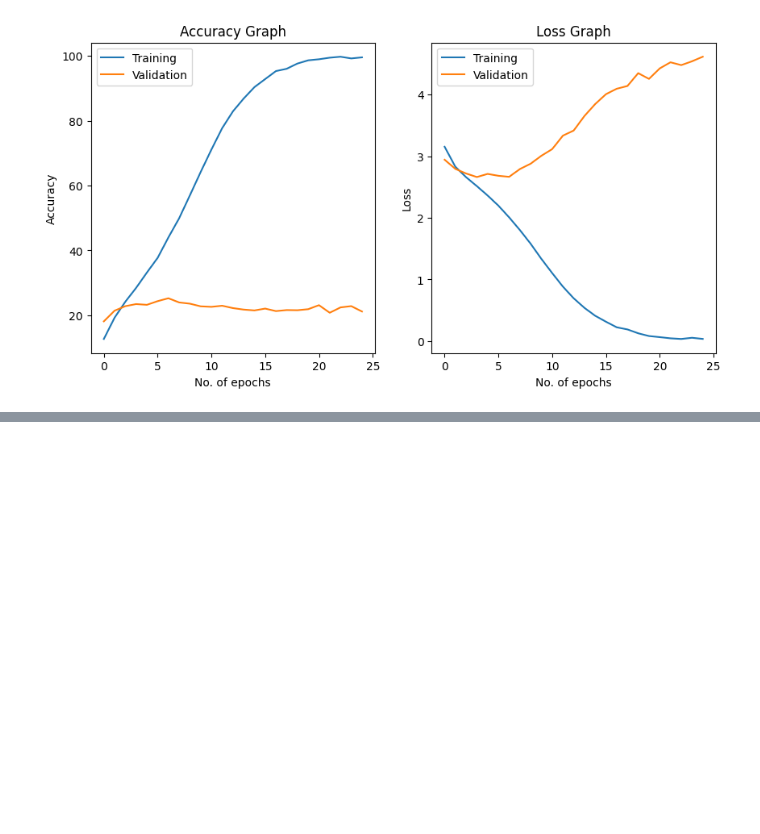
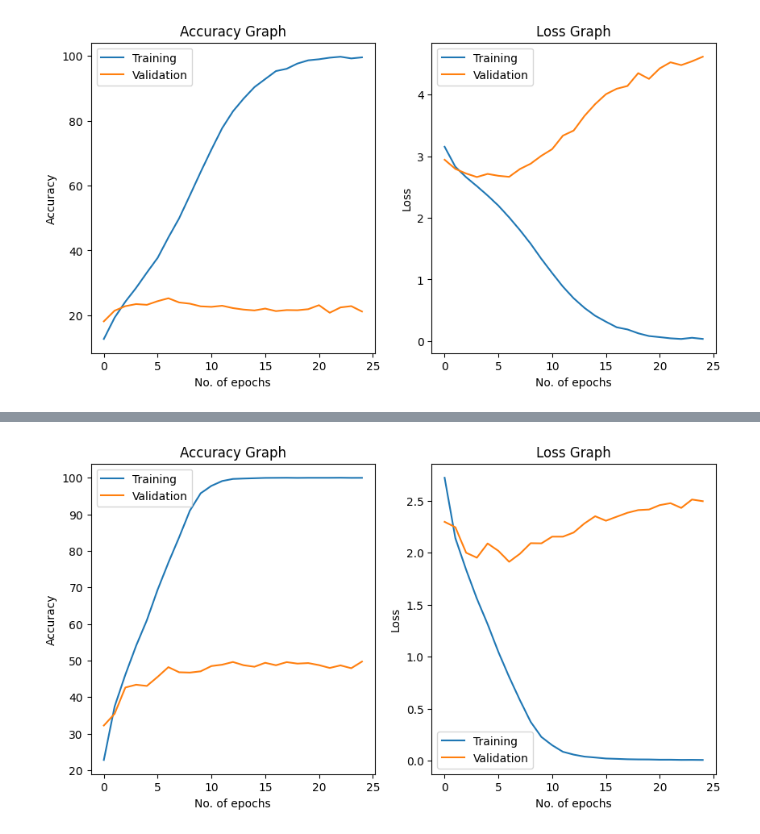
Before and after one commit to AbhAy120204/Computer-vision-image-classification-, a Jupyter notebook: image_classification.ipynb, the cells around one changed output, grey strips where cells are left out. Saved outputs shown, nothing was run; the diff lists cells and outputs as text; code cells hidden in the pictures; blank space fills up the shorter version.

Commit message:
training and validating CNN model

```diff
--- a/image_classification.ipynb
+++ b/image_classification.ipynb
@@ -382,3 +382,42 @@ Epoch: 23/25 Train Loss: 0.0355, Train Accuracy: 99.71%, Validation Loss: 4.4760
 Epoch: 24/25 Train Loss: 0.0546, Train Accuracy: 99.19%, Validation Loss: 4.5378, Validation Accuracy: 22.84%
 Epoch: 25/25 Train Loss: 0.0364, Train Accuracy: 99.52%, Validation Loss: 4.6122, Validation Accuracy: 21.19%
 [figure]
+# %%
+# This function will train and validate the model for specific number of epochs
+def cnn_model_train(model, num_epochs, lr, filename):
+    train_loss_list = []
+    train_acc_list = []
+    val_loss_list = []
+    val_acc_list = []
+
+    criterion = model.loss_function()
+    optimizer = model.optimizer_function(learning_rate = lr)
+
+    train_loader = training_dataloader
+    val_loader = validation_dataloader
+
+    # Loop over the specified number of epochs
+    for epoch in range(num_epochs):
+        train_loss, train_acc = train(model, train_loader, criterion, optimizer, device)
+        val_loss, val_acc = validate(model, val_loader, criterion, device)
+
+        train_loss_list.append(train_loss)
+        train_acc_list.append(train_acc)
+        val_loss_list.append(val_loss)
+        val_acc_list.append(val_acc)
+
+        print(f"Epoch: {epoch+1}/{num_epochs} Train Loss: {train_loss:.4f}, Train Accuracy: {train_acc:.2f}%, Validation Loss: {val_loss:.4f}, Validation Accuracy: {val_acc:.2f}% ")
+
+    # Save the training and validation loss and accuracy values to a CSV file
+    df = pd.DataFrame({'Training Accuracy': train_acc_list, 'Training Loss': train_loss_list, 'Validation Accuracy': val_acc_list, 'Validation Loss': val_loss_list})
+    df.to_csv(filename, index=False)
+
+# Creating an instance of the CNN class
+cnn_model = CNN(input_size = 8 * 8,num_classes = 30).to(device)
+
+# Train the CNN model with 25 epochs and a learning rate of 0.001
+cnn_model_train(cnn_model, num_epochs = 25, lr = 0.001, filename = "cnn_basemodel.csv")
+
+# Display the graph of training and validation accuracy and loss across each epoch
+plotgraph(filename = "cnn_basemodel.csv", num_epochs = 25)
+# %% [output]
@@ -384,0 +441 @@ Epoch: 25/25 Train Loss: 0.0364, Train Accuracy: 99.52%, Validation Loss: 4.6122
+[figure, added]
```
Also changed, not shown: parts of 1 cell of this notebook.
